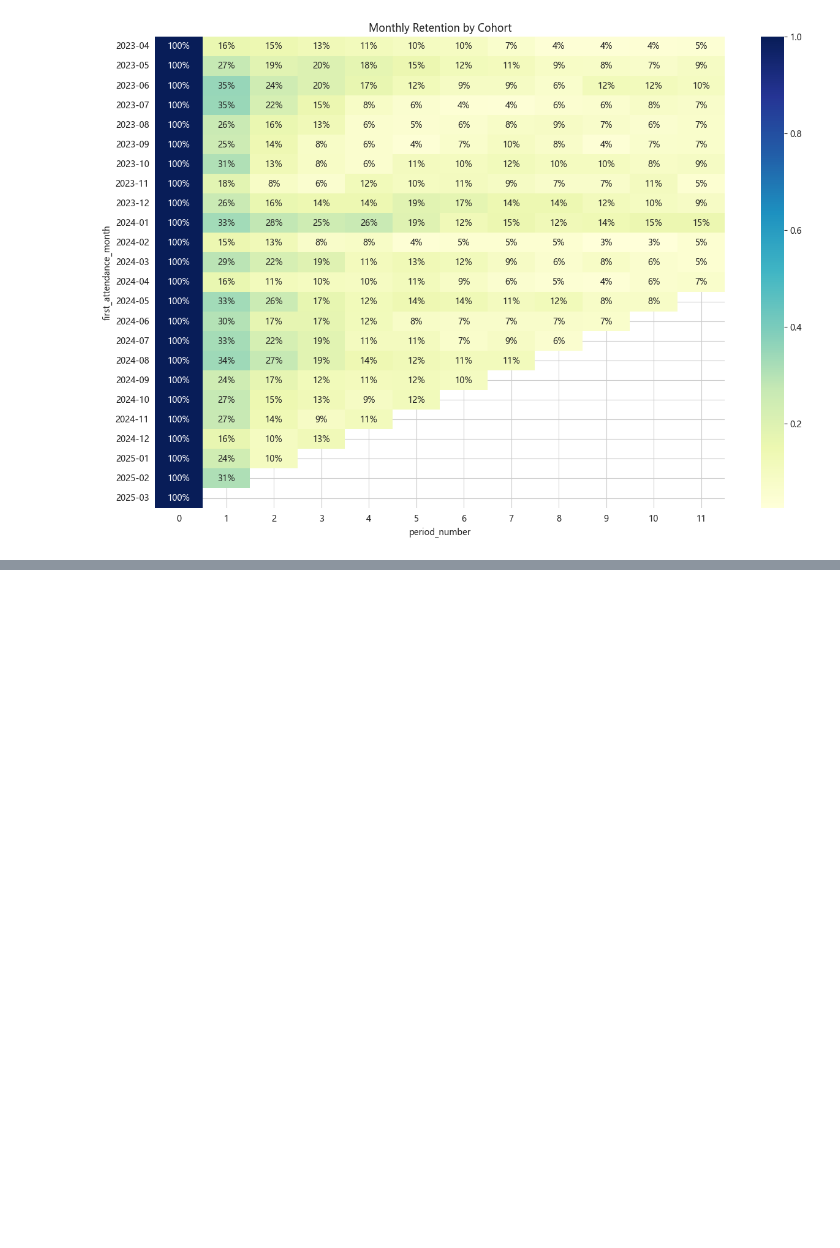
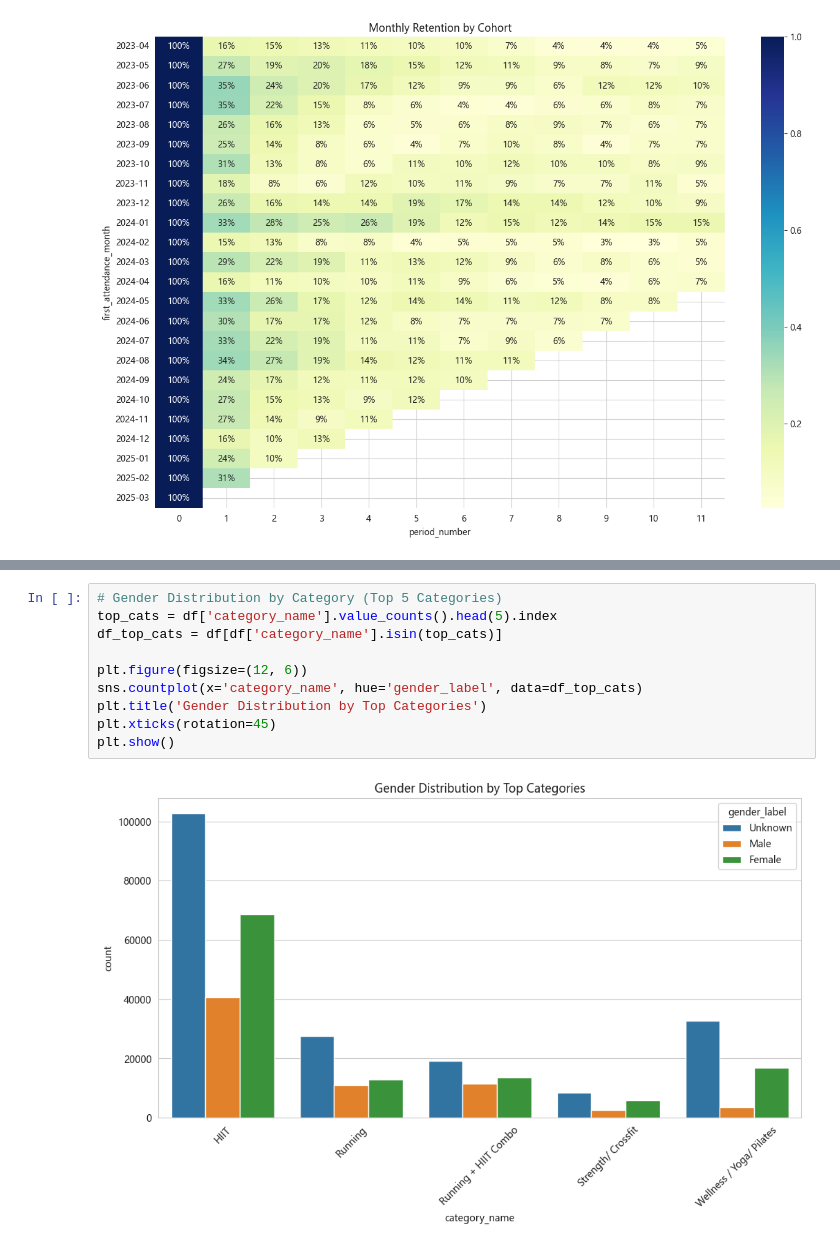
Before and after one commit to Prampyl/FitFam_research, a Jupyter notebook: notebooks/analysis_output.ipynb, the cells around one changed output, grey strips where cells are left out. Cells and saved outputs as stored; diff of their text form; blank space fills up the shorter version.

```diff
--- a/analysis_output.ipynb
+++ b/notebooks/analysis_output.ipynb
@@ -148,0 +176,12 @@ plt.show()
+# %%
+# Gender Distribution by Category (Top 5 Categories)
+top_cats = df['category_name'].value_counts().head(5).index
+df_top_cats = df[df['category_name'].isin(top_cats)]
+
+plt.figure(figsize=(12, 6))
+sns.countplot(x='category_name', hue='gender_label', data=df_top_cats)
+plt.title('Gender Distribution by Top Categories')
+plt.xticks(rotation=45)
+plt.show()
+# %% [output]
+[figure, added]
```
Also changed, not shown: parts of 5 cells of this notebook, 12 other files.
